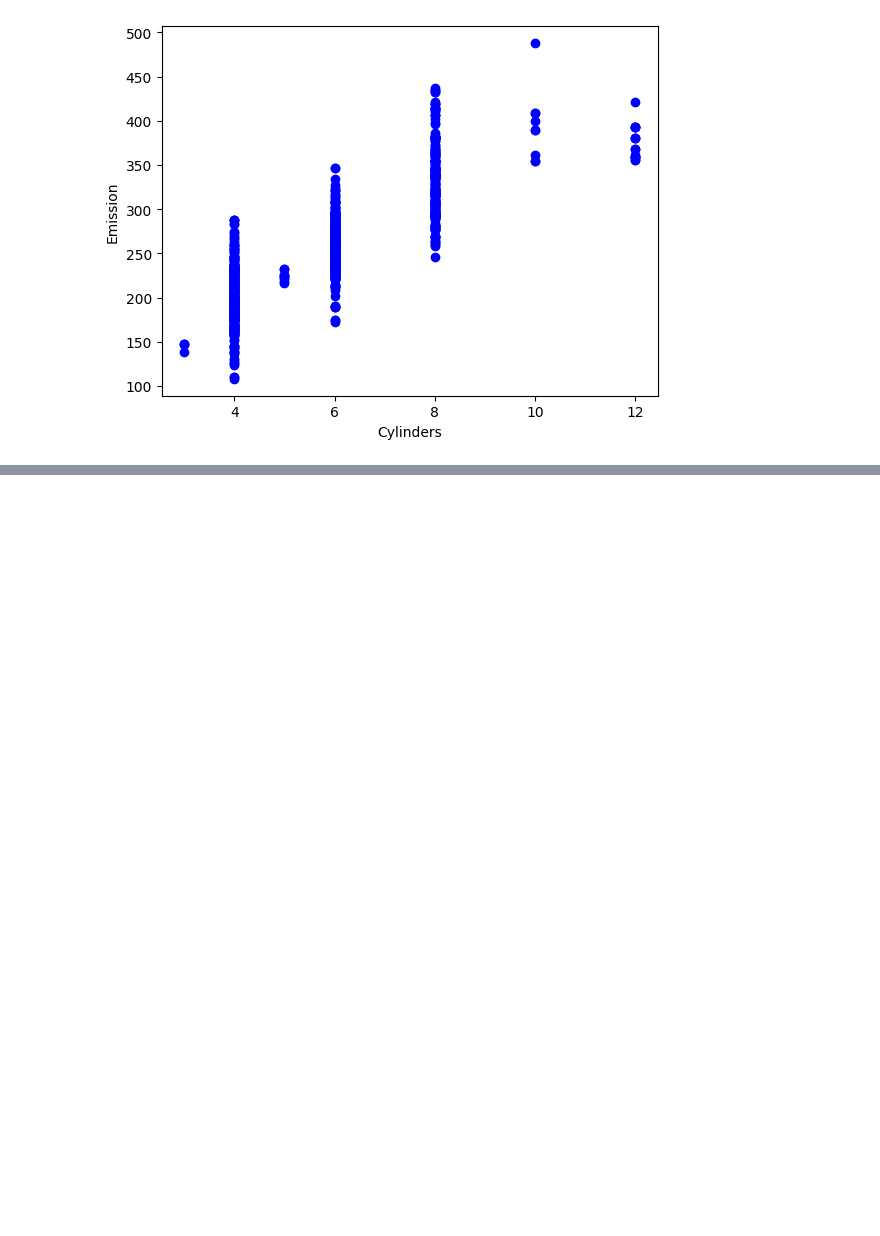
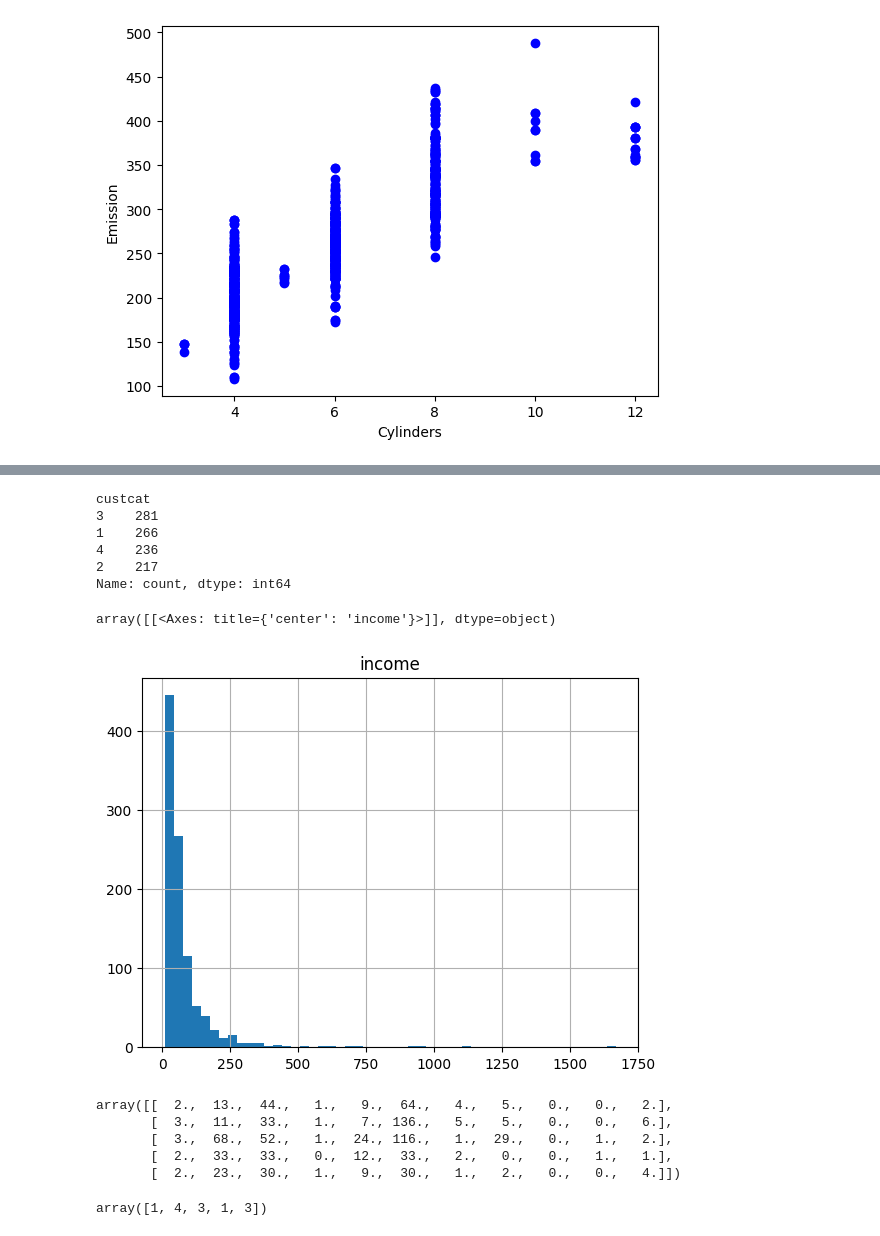
Before and after one commit to Deepakk200/colab_python, a Jupyter notebook: fuelconsumption.ipynb, the cells around one changed output, grey strips where cells are left out. Drawn from its saved outputs; the diff is of its cells as text; code cells hidden in the pictures; blank space fills up the shorter version.

```diff
--- a/fuelconsumption.ipynb
+++ b/fuelconsumption.ipynb
@@ -267,0 +269,32 @@ R2-score: 0.74
+# %%
+dt = pd.read_csv('https://cf-courses-data.s3.us.cloud-object-storage.appdomain.cloud/IBMDeveloperSkillsNetwork-ML0101EN-SkillsNetwork/labs/Module%203/data/teleCust1000t.csv')
+dt.head()
+dt['custcat'].value_counts()
+# %% [output]
+custcat
+3    281
+1    266
+4    236
+2    217
+Name: count, dtype: int64
+# %%
+dt.hist(column='income', bins=50)
+# %% [output]
+array([[<Axes: title={'center': 'income'}>]], dtype=object)
+[figure, added]
+# %%
+X = dt[['region', 'tenure','age', 'marital', 'address', 'income', 'ed', 'employ','retire', 'gender', 'reside']] .values  #.astype(float)
+X[0:5]
+# %% [output]
+array([[  2.,  13.,  44.,   1.,   9.,  64.,   4.,   5.,   0.,   0.,   2.],
+       [  3.,  11.,  33.,   1.,   7., 136.,   5.,   5.,   0.,   0.,   6.],
+       [  3.,  68.,  52.,   1.,  24., 116.,   1.,  29.,   0.,   1.,   2.],
+       [  2.,  33.,  33.,   0.,  12.,  33.,   2.,   0.,   0.,   1.,   1.],
+       [  2.,  23.,  30.,   1.,   9.,  30.,   1.,   2.,   0.,   0.,   4.]])
+# %%
+X = preprocessing.StandardScaler().fit(X).transform(X.astype(float))
+X[0:5]
+y = dt['custcat'].values
+y[0:5]
+# %% [output]
+array([1, 4, 3, 1, 3])
```
Also changed, not shown: parts of 19 cells of this notebook.
